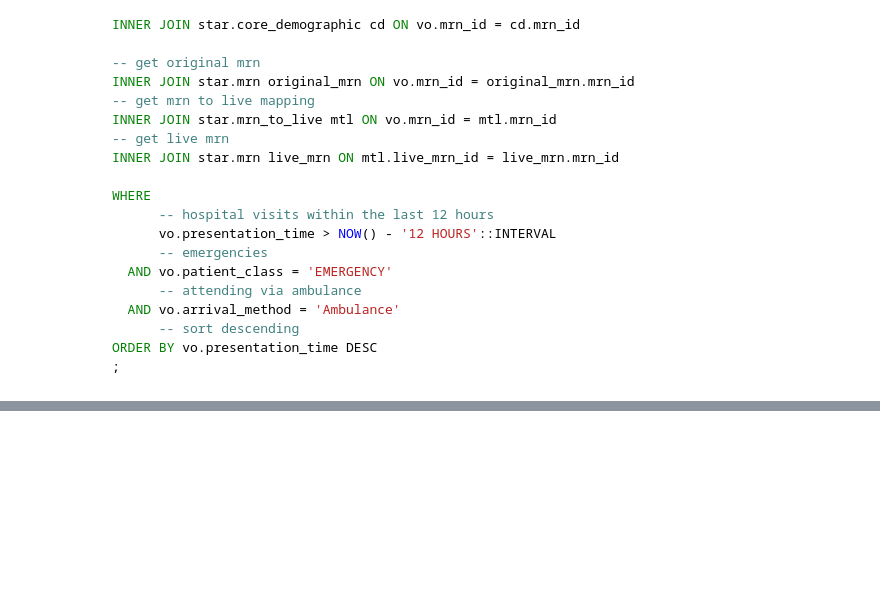
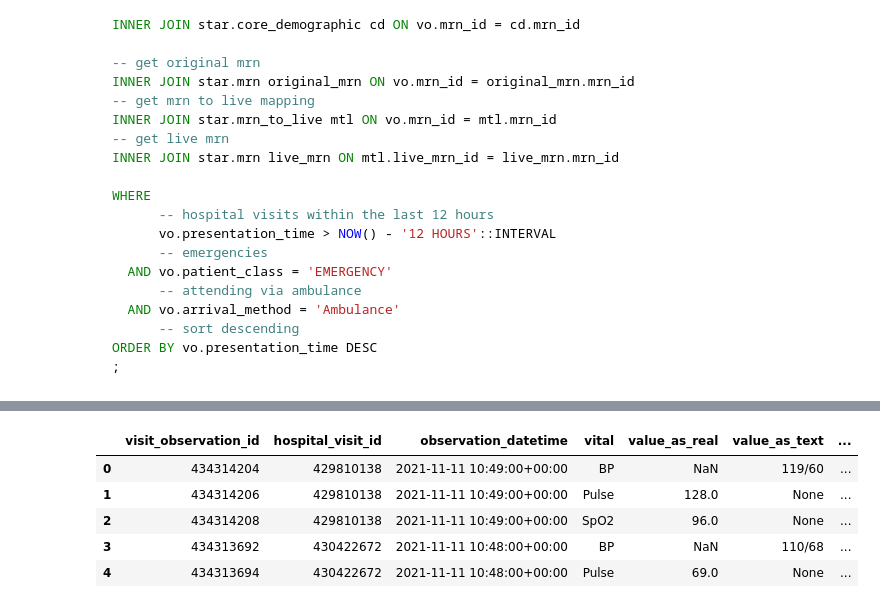
Before and after one commit to inform-health-informatics/emap-helper, a Jupyter notebook: notebooks/uclh-working-with-star.ipynb, the cells around one changed output, grey strips where cells are left out. Cells and saved outputs as stored; diff of their text form; code cells hidden in the pictures; blank space fills up the shorter version.

```diff
--- a/notebooks/uclh-working-with-star.ipynb
+++ b/notebooks/uclh-working-with-star.ipynb
@@ -240,0 +330,13 @@ df.head()
+# %%
+# Read the sql file into a query 'q' and the query into a dataframe
+q = Path('../snippets/sql-vignettes/vital_signs.sql').read_text()
+df = pd.read_sql_query(q, emapdb_engine)
+
+df.head()
+# %% [output]
+|  | visit_observation_id | hospital_visit_id | observation_datetime | vital | value_as_real | value_as_text | ... |
+| 0 | 434314204 | 429810138 | 2021-11-11 10:49:00+00:00 | BP | NaN | 119/60 | ... |
+| 1 | 434314206 | 429810138 | 2021-11-11 10:49:00+00:00 | Pulse | 128.0 | None | ... |
+| 2 | 434314208 | 429810138 | 2021-11-11 10:49:00+00:00 | SpO2 | 96.0 | None | ... |
+| 3 | 434313692 | 430422672 | 2021-11-11 10:48:00+00:00 | BP | NaN | 110/68 | ... |
+| 4 | 434313694 | 430422672 | 2021-11-11 10:48:00+00:00 | Pulse | 69.0 | None | ... |
```
Also changed, not shown: parts of 9 cells of this notebook, 2 other files.
